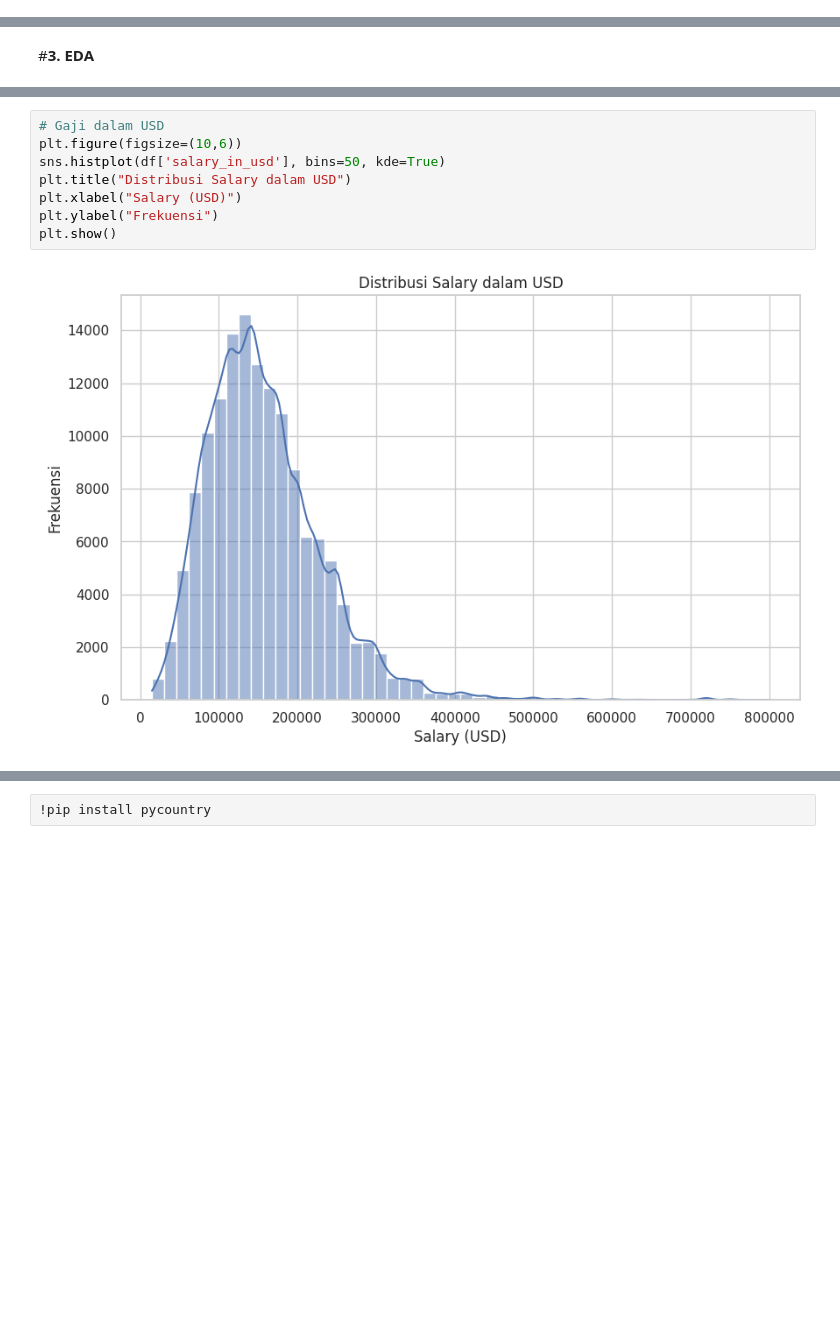
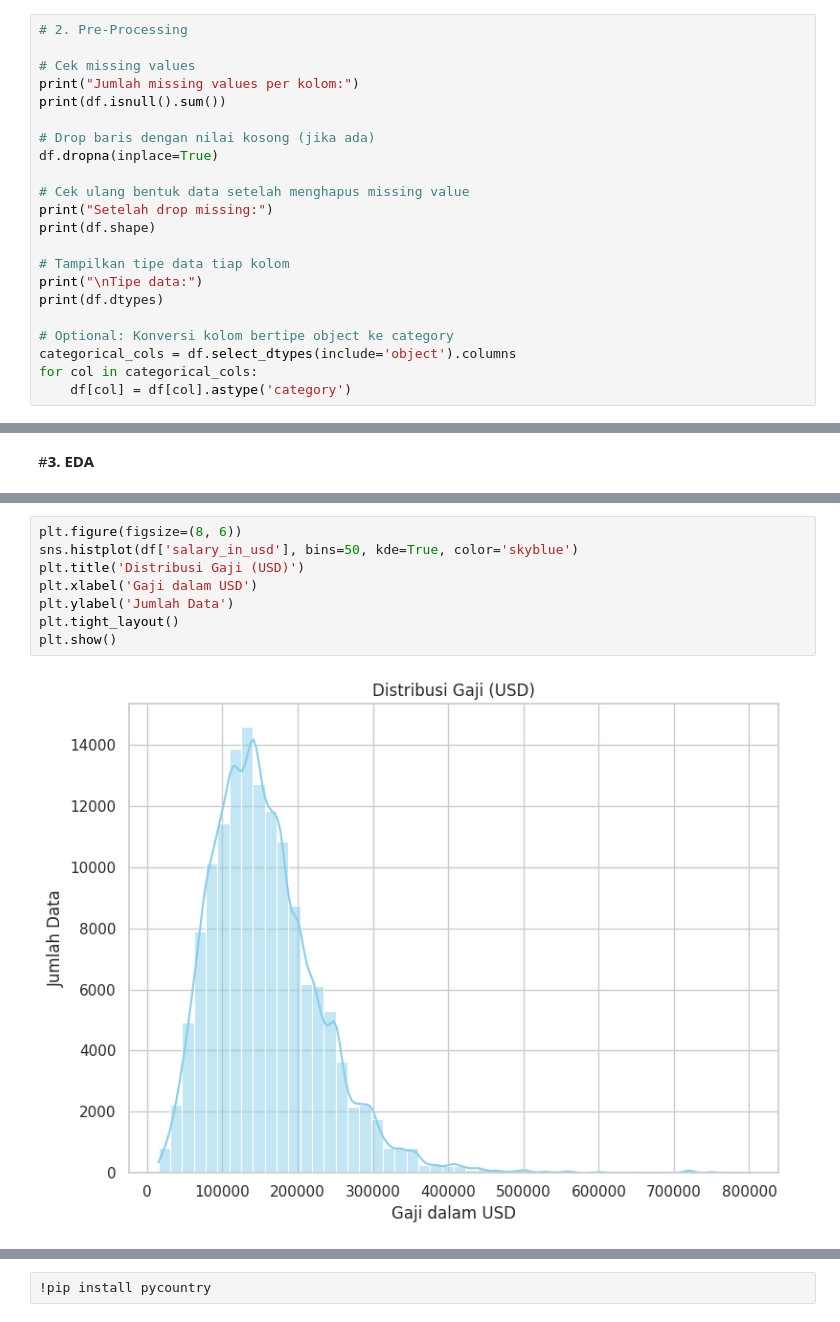
Before and after one commit to fathanzys/Data, a Jupyter notebook: uas_DataMining.ipynb, the cells around one changed output, grey strips where cells are left out. Drawn from its saved outputs; the diff is of its cells as text; blank space fills up the shorter version.

```diff
--- a/uas_DataMining.ipynb
+++ b/uas_DataMining.ipynb
@@ -74,0 +38,22 @@ memory usage: 11.9+ MB
+# %%
+# 2. Pre-Processing
+
+# Cek missing values
+print("Jumlah missing values per kolom:")
+print(df.isnull().sum())
+
+# Drop baris dengan nilai kosong (jika ada)
+df.dropna(inplace=True)
+
+# Cek ulang bentuk data setelah menghapus missing value
+print("Setelah drop missing:")
+print(df.shape)
+
+# Tampilkan tipe data tiap kolom
+print("\nTipe data:")
+print(df.dtypes)
+
+# Optional: Konversi kolom bertipe object ke category
+categorical_cols = df.select_dtypes(include='object').columns
+for col in categorical_cols:
+    df[col] = df[col].astype('category')
@@ -106,10 +80,10 @@ plt.show()
 # %%
-# Gaji dalam USD
-plt.figure(figsize=(10,6))
-sns.histplot(df['salary_in_usd'], bins=50, kde=True)
-plt.title("Distribusi Salary dalam USD")
-plt.xlabel("Salary (USD)")
-plt.ylabel("Frekuensi")
+plt.figure(figsize=(8, 6))
+sns.histplot(df['salary_in_usd'], bins=50, kde=True, color='skyblue')
+plt.title('Distribusi Gaji (USD)')
+plt.xlabel('Gaji dalam USD')
+plt.ylabel('Jumlah Data')
+plt.tight_layout()
 plt.show()
 # %% [output]
-[figure, old version]
+[figure, new version]
```
Also changed, not shown: parts of 16 cells of this notebook.
